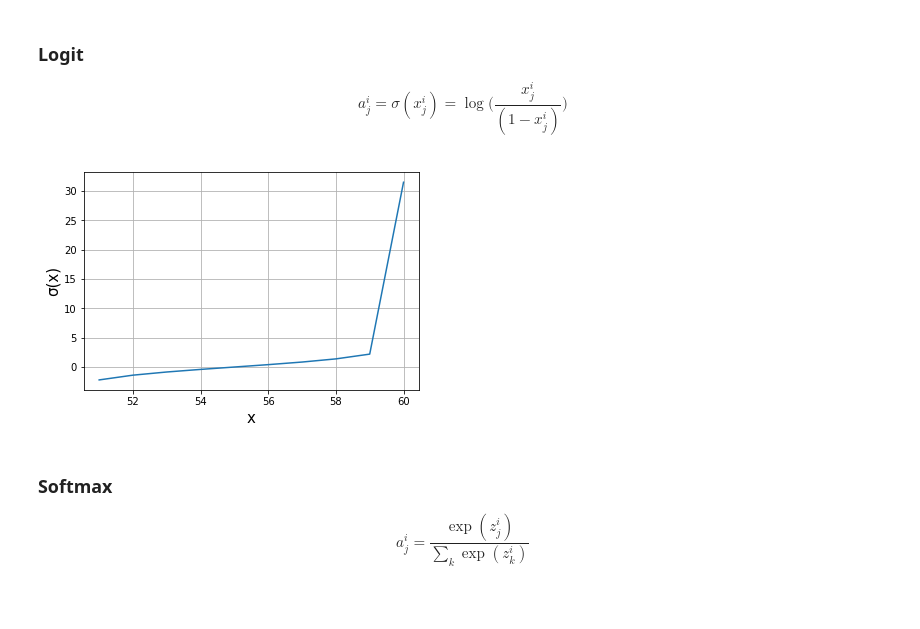
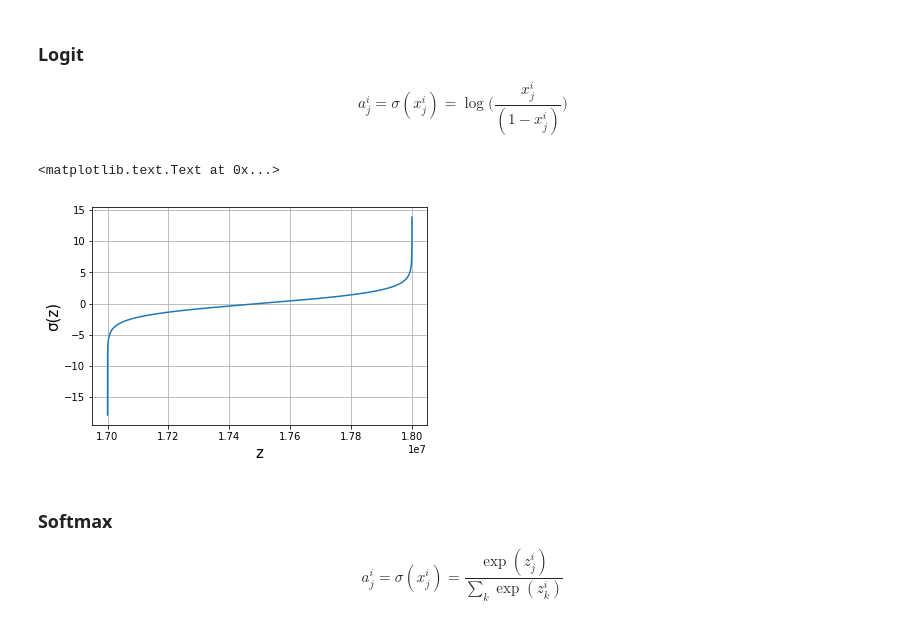
Before and after one commit to adl1995/adl1995.github.io, a Jupyter notebook: notebooks/Activation functions.ipynb, the cells around one changed output. Cells and saved outputs as stored; diff of their text form; code cells hidden in the pictures.

```diff
--- a/notebooks/Activation functions.ipynb
+++ b/notebooks/Activation functions.ipynb
@@ -154,16 +167,18 @@ plt.ylabel('σ(x)', fontsize=15)
 
 $$a^i_j = \sigma(x^i_j) = \log\!\bigg(\frac{x^i_j}{(1 − x^i_j)}\bigg)$$
 # %%
-plt.plot(np.log(x / (1 - x)))
+z = np.arange(-17, 17, 0.000001)
+plt.plot(np.log(z / (1 - z)))
 plt.grid(True)
-plt.xlabel('x', fontsize=15)
-plt.ylabel('σ(x)', fontsize=15)
+plt.xlabel('z', fontsize=15)
+plt.ylabel('σ(z)', fontsize=15)
 # %% [output]
+<matplotlib.text.Text at 0x...>
-[figure, old version]
+[figure, new version]
 # %% [markdown]
 ### Softmax
 
-$$a^i_j = \frac{\exp(z^i_j)}{\sum\limits_k \exp(z^i_k)}$$
+$$a^i_j = \sigma(x^i_j) = \frac{\exp(z^i_j)}{\sum\limits_k \exp(z^i_k)}$$
 # %%
 plt.plot(np.exp(x) / np.sum(np.exp(x)))
 plt.grid(True)
```
Also changed, not shown: parts of 15 cells of this notebook, 32 other files.
